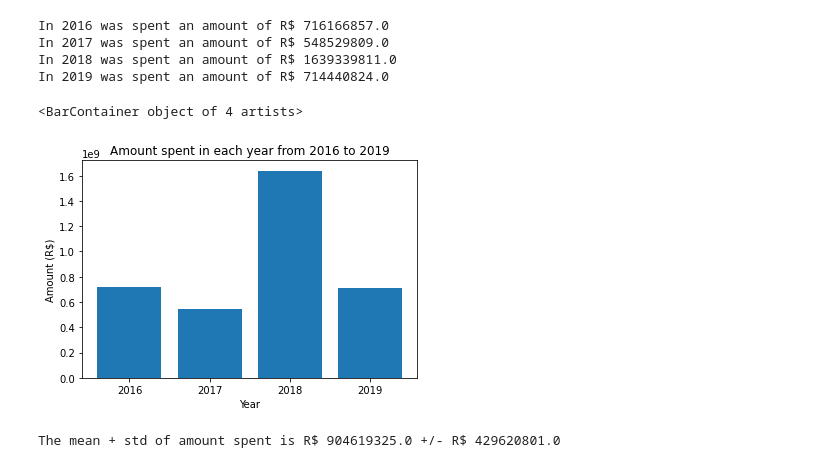
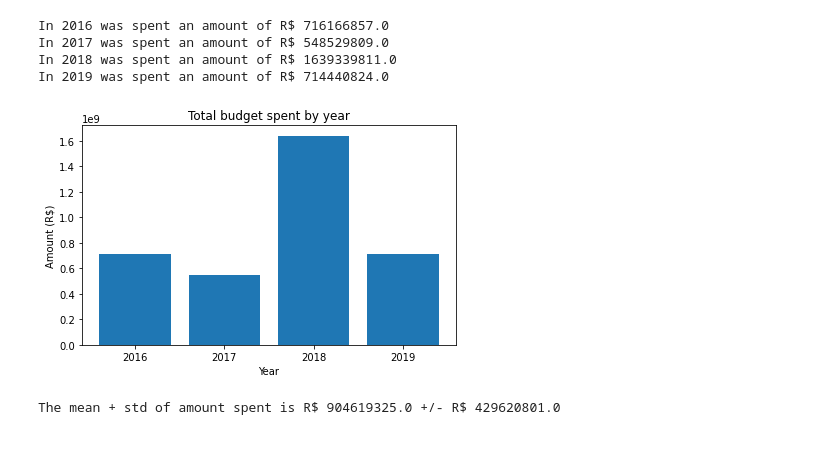
Before and after one commit to bernardocecchetto/teste-tecnico-data-sciencie-brigade, a Jupyter notebook: analysis.ipynb, the cells around one changed output. Cells and saved outputs as stored; diff of their text form; code cells hidden in the pictures.

```diff
--- a/analysis.ipynb
+++ b/analysis.ipynb
@@ -262,13 +261,13 @@ In 2017 was spent an amount of R$ 548529809.0
 In 2018 was spent an amount of R$ 1639339811.0
 In 2019 was spent an amount of R$ 714440824.0
 # %%
-plt.title("Amount spent in each year from 2016 to 2019")
+plt.title("Total budget spent by year")
 plt.xlabel('Year')
 plt.ylabel('Amount (R$)')
-plt.bar(['2016', '2017', '2018', '2019'], budget_spent )
+plt.bar(['2016', '2017', '2018', '2019'], budget_spent)
+plt.tight_layout()
 # %% [output]
-<BarContainer object of 4 artists>
-[figure, old version]
+[figure, new version]
 # %%
 print('The mean + std of amount spent is R$ ' + str(np.round(np.mean(budget_spent))) + ' +/- R$ ' + str(np.round(np.std(budget_spent))))
 # %% [output]
```
Also changed, not shown: parts of 9 cells of this notebook.
